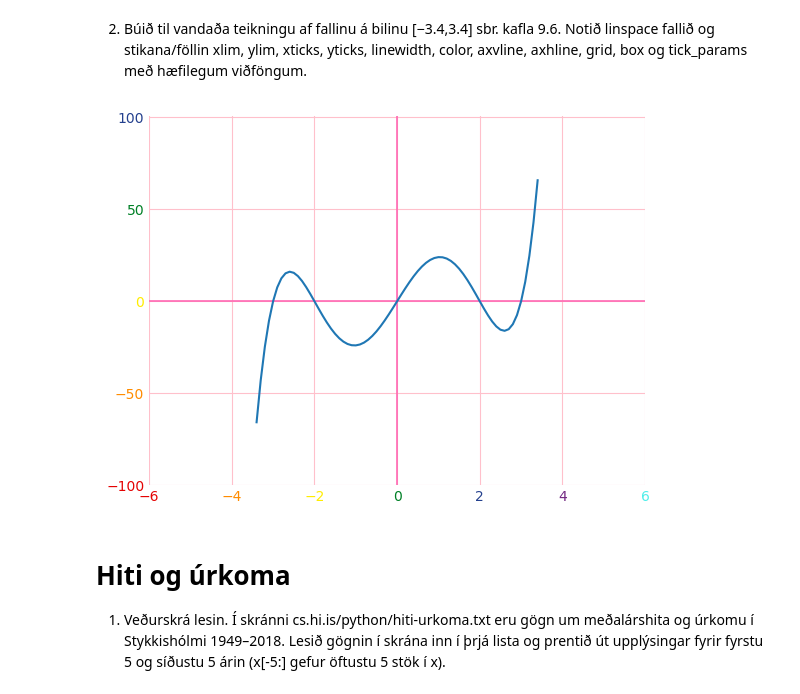
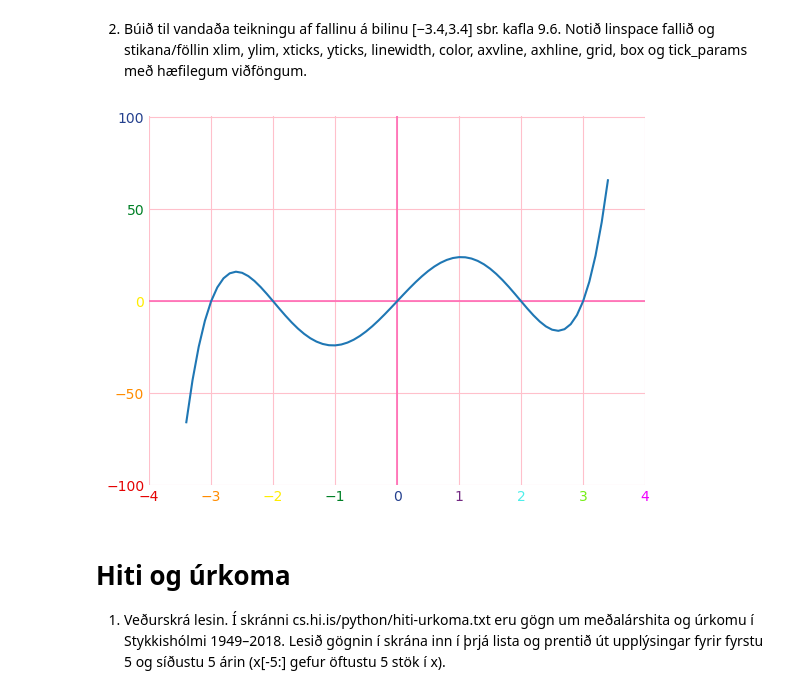
Before and after one commit to Mdan12/University-Assignments, a Jupyter notebook: Semester-2/Mathematics-and-Scientific-Computing/S-Assignments/S5.ipynb, the cells around one changed output. Saved outputs shown, nothing was run; the diff lists cells and outputs as text; code cells hidden in the pictures.

```diff
--- a/Semester-2/Mathematics-and-Scientific-Computing/S-Assignments/S5.ipynb
+++ b/Semester-2/Mathematics-and-Scientific-Computing/S-Assignments/S5.ipynb
@@ -15,32 +15,32 @@ print(fallateikning(1))
 # %%
 # Búið til vandaða teikningu af fallinu á bilinu [−3.4,3.4] sbr. kafla 9.6.
 # Notið linspace fallið og stikana/föllin xlim, ylim, xticks, yticks, linewidth, color, axvline, axhline, grid,
 # box og tick_params með hæfilegum viðföngum.
 
 import matplotlib.pyplot as plt
 from math import sqrt
 import numpy as np
 my_colors = ['#E40303', '#FF8C00', '#FFED00', '#008026', '#24408E', '#732982','#4deeea', '#74ee15','#f000ff']
-plt.xlim([-4.4, 4.4])
+plt.xlim([-3.4, 3.4])
 plt.ylim([-100, 101])
-plt.xticks(np.arange(-6,7,2))
+plt.xticks(np.arange(-4,5,1))
 plt.yticks(np.arange(-100,101,50))
 plt.plot(lw=4, c='b', )
 plt.axvline(c='#FF69B4', lw=1.2)
 plt.axhline(c='#FF69B4', lw=1.2)
 plt.grid(True, c='#FFC0CB')
 for ticklabel, tickcolor in zip(plt.gca().get_xticklabels(), my_colors):
     ticklabel.set_color(tickcolor)
 for ticklabel, tickcolor in zip(plt.gca().get_yticklabels(), my_colors):
     ticklabel.set_color(tickcolor)
 plt.box(False)
 x=np.arange(-3.4,3.5,0.1)
 y=[fallateikning(xi) for xi in x]
 plt.tick_params(length=0)
 plt.plot(x,y)
 plt.show()
 # %% [output]
-[figure, old version]
+[figure, new version]
 # %% [markdown]
 # Hiti og úrkoma
 1. Veðurskrá lesin. Í skránni cs.hi.is/python/hiti-urkoma.txt eru gögn um meðalárshita og úrkomu í Stykkishólmi 1949–2018. Lesið gögnin í skrána inn í þrjá lista og prentið út upplýsingar fyrir fyrstu 5 og síðustu 5 árin (x[-5:] gefur öftustu 5 stök í x).
```
Also changed, not shown: parts of 1 cell of this notebook, 12 other files.
